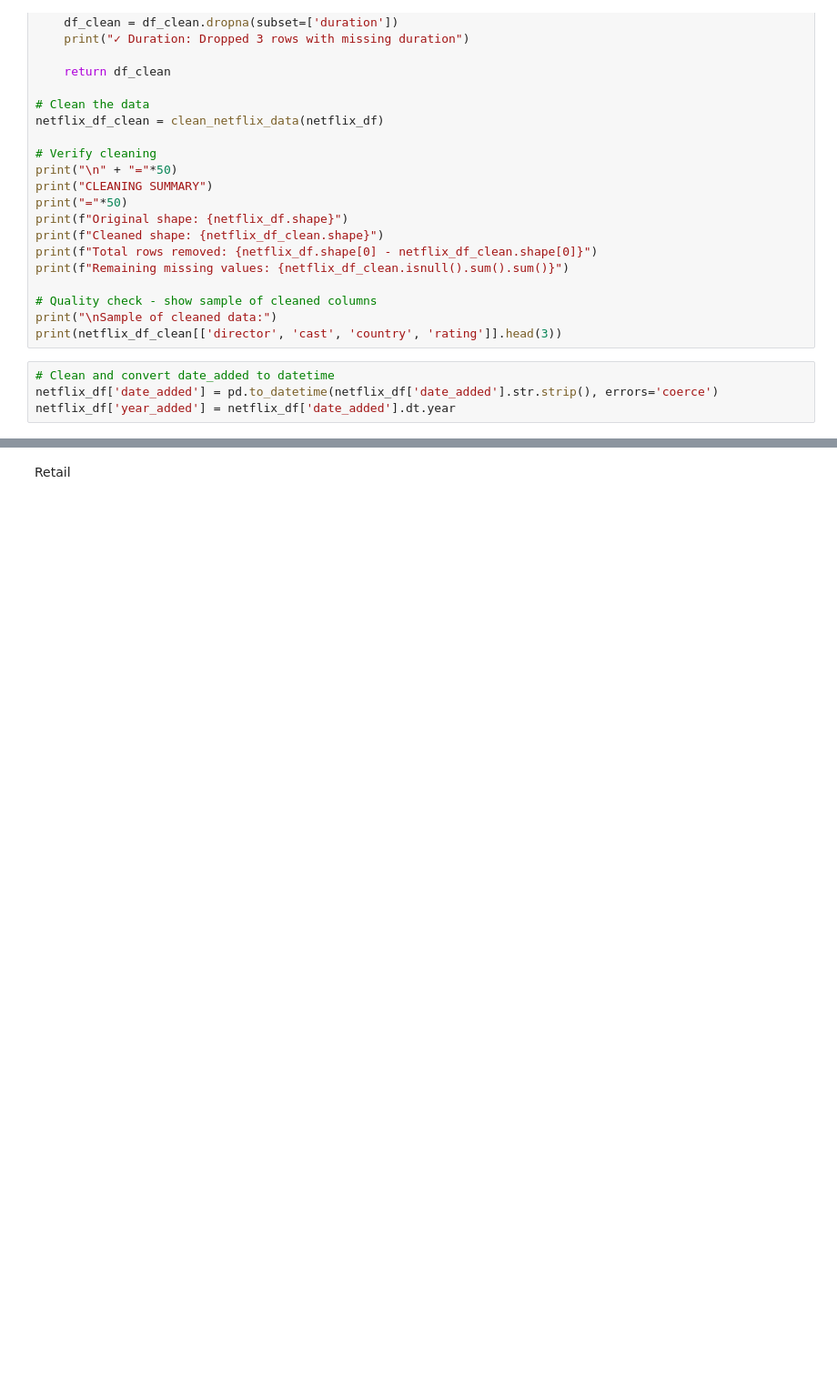
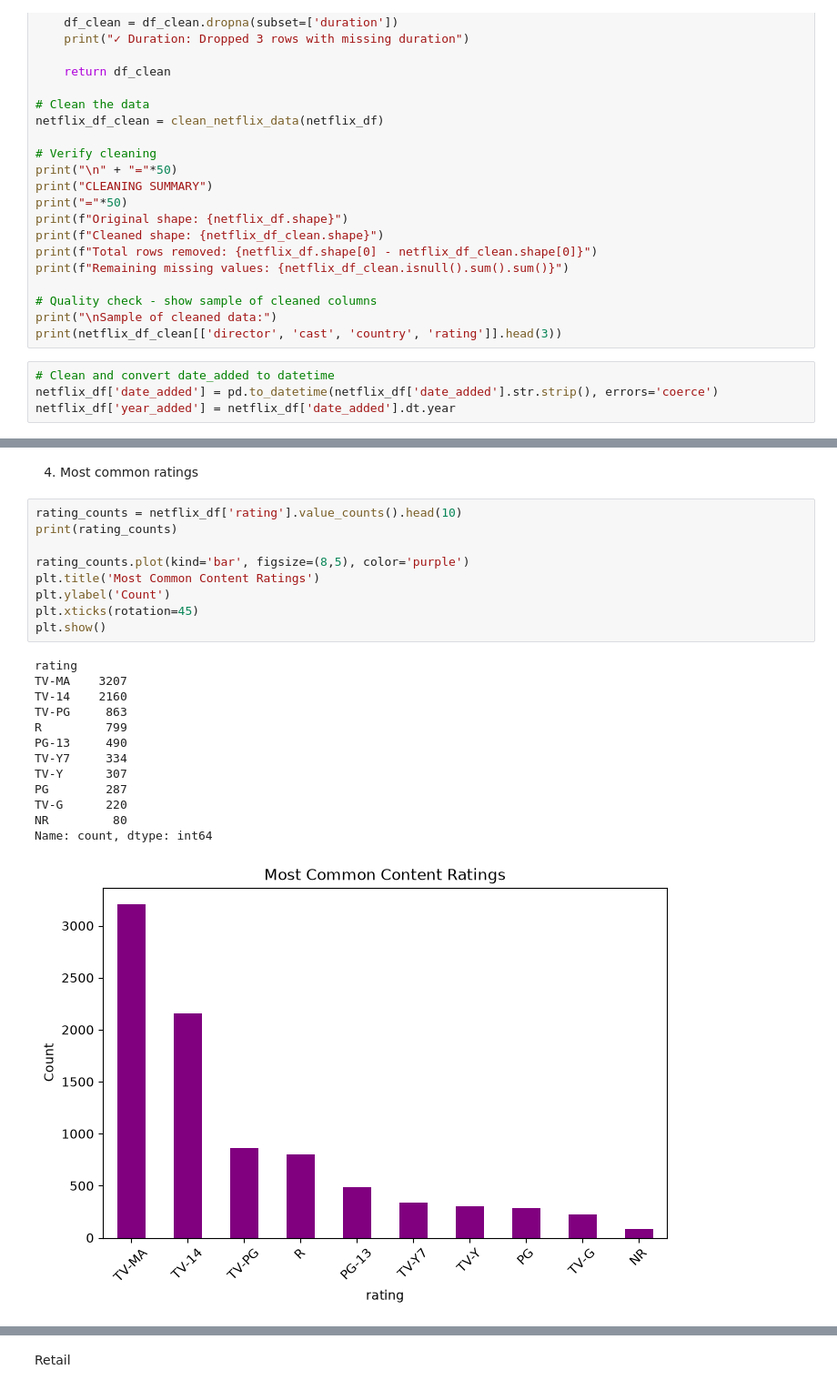
Before and after one commit to ChachaMarwaDev/AnalystLab_Internship, a Jupyter notebook: Week_2/notebooks/cleaning.ipynb, the cells around one changed output, grey strips where cells are left out. Shown at 91% size. Saved outputs shown, nothing was run; the diff lists cells and outputs as text; blank space fills up the shorter version.

```diff
--- a/Week_2/notebooks/cleaning.ipynb
+++ b/Week_2/notebooks/cleaning.ipynb
@@ -98,0 +177,25 @@ netflix_df['year_added'] = netflix_df['date_added'].dt.year
+# %% [markdown]
+4. Most common ratings
+# %%
+rating_counts = netflix_df['rating'].value_counts().head(10)
+print(rating_counts)
+
+rating_counts.plot(kind='bar', figsize=(8,5), color='purple')
+plt.title('Most Common Content Ratings')
+plt.ylabel('Count')
+plt.xticks(rotation=45)
+plt.show()
+# %% [output]
+rating
+TV-MA    3207
+TV-14    2160
+TV-PG     863
+R         799
+PG-13     490
+TV-Y7     334
+TV-Y      307
+PG        287
+TV-G      220
+NR         80
+Name: count, dtype: int64
+[figure, added]
```
Also changed, not shown: parts of 16 cells of this notebook.
